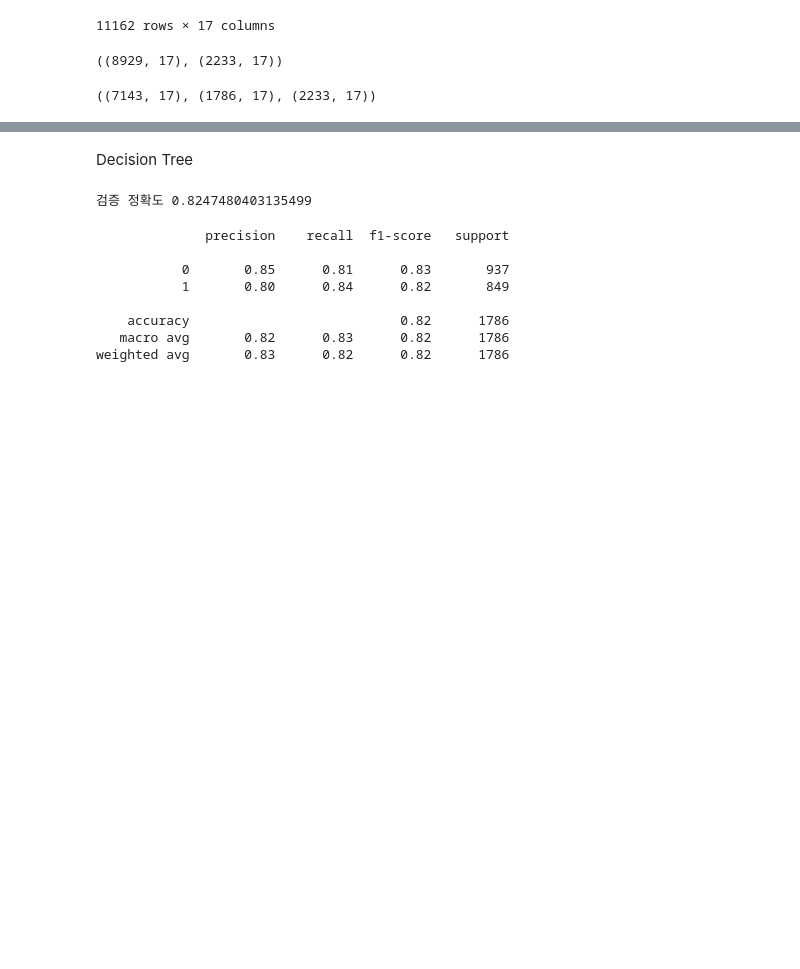
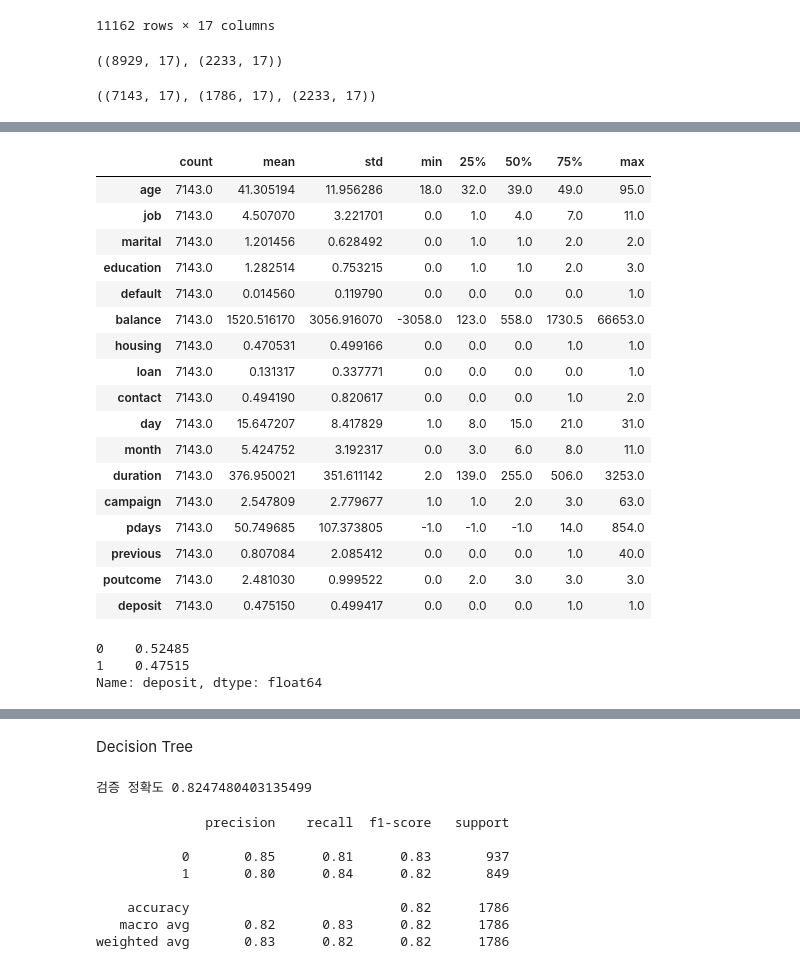
Before and after one commit to JunilMin/sec2_project, a Jupyter notebook: ai06_project2_민준일.ipynb, the cells around one changed output, grey strips where cells are left out. Drawn from its saved outputs; the diff is of its cells as text; code cells hidden in the pictures; blank space fills up the shorter version.

```diff
--- a/ai06_project2_민준일.ipynb
+++ b/ai06_project2_민준일.ipynb
@@ -268,0 +249,28 @@ y_test = test[target]
+# %%
+train.describe().T
+# %% [output]
+|  | count | mean | std | min | 25% | 50% | 75% | max |
+| age | 7143.0 | 41.305194 | 11.956286 | 18.0 | 32.0 | 39.0 | 49.0 | 95.0 |
+| job | 7143.0 | 4.507070 | 3.221701 | 0.0 | 1.0 | 4.0 | 7.0 | 11.0 |
+| marital | 7143.0 | 1.201456 | 0.628492 | 0.0 | 1.0 | 1.0 | 2.0 | 2.0 |
+| education | 7143.0 | 1.282514 | 0.753215 | 0.0 | 1.0 | 1.0 | 2.0 | 3.0 |
+| default | 7143.0 | 0.014560 | 0.119790 | 0.0 | 0.0 | 0.0 | 0.0 | 1.0 |
+| balance | 7143.0 | 1520.516170 | 3056.916070 | -3058.0 | 123.0 | 558.0 | 1730.5 | 66653.0 |
+| housing | 7143.0 | 0.470531 | 0.499166 | 0.0 | 0.0 | 0.0 | 1.0 | 1.0 |
+| loan | 7143.0 | 0.131317 | 0.337771 | 0.0 | 0.0 | 0.0 | 0.0 | 1.0 |
+| contact | 7143.0 | 0.494190 | 0.820617 | 0.0 | 0.0 | 0.0 | 1.0 | 2.0 |
+| day | 7143.0 | 15.647207 | 8.417829 | 1.0 | 8.0 | 15.0 | 21.0 | 31.0 |
+| month | 7143.0 | 5.424752 | 3.192317 | 0.0 | 3.0 | 6.0 | 8.0 | 11.0 |
+| duration | 7143.0 | 376.950021 | 351.611142 | 2.0 | 139.0 | 255.0 | 506.0 | 3253.0 |
+| campaign | 7143.0 | 2.547809 | 2.779677 | 1.0 | 1.0 | 2.0 | 3.0 | 63.0 |
+| pdays | 7143.0 | 50.749685 | 107.373805 | -1.0 | -1.0 | -1.0 | 14.0 | 854.0 |
+| previous | 7143.0 | 0.807084 | 2.085412 | 0.0 | 0.0 | 0.0 | 1.0 | 40.0 |
+| poutcome | 7143.0 | 2.481030 | 0.999522 | 0.0 | 2.0 | 3.0 | 3.0 | 3.0 |
+| deposit | 7143.0 | 0.475150 | 0.499417 | 0.0 | 0.0 | 0.0 | 1.0 | 1.0 |
+# %%
+y_train = train[target]
+y_train.value_counts(normalize=True)
+# %% [output]
+0    0.52485
+1    0.47515
+Name: deposit, dtype: float64
```
Also changed, not shown: parts of 24 cells of this notebook.
